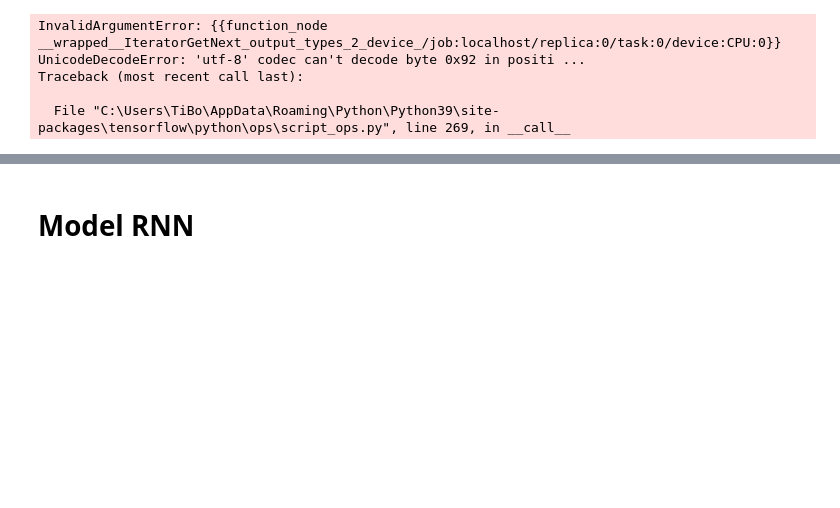
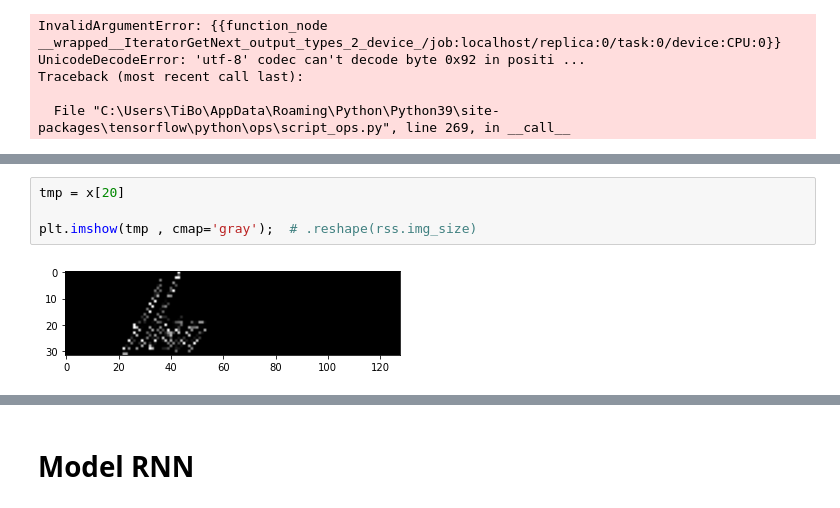
Before and after one commit to sfc-gh-zblackwood/OCRPyMan, a Jupyter notebook: notebooks/dev_TJ_letters_detection_batch_Tensorflowy.ipynb, the cells around one changed output, grey strips where cells are left out. Cells and saved outputs as stored; diff of their text form; blank space fills up the shorter version.

```diff
--- a/notebooks/dev_TJ_letters_detection_batch_Tensorflowy.ipynb
+++ b/notebooks/dev_TJ_letters_detection_batch_Tensorflowy.ipynb
@@ -149,3 +152,9 @@ WARNING:tensorflow:6 out of the last 6 calls to <function preprocess at 0x...> t
+# %%
+tmp = x[20]
+
+plt.imshow(tmp , cmap='gray');  # .reshape(rss.img_size)
+# %% [output]
+[figure, added]
 # %%
 xx, yy = next(iter(dataset_train))
 xx[0].shape
```
Also changed, not shown: parts of 9 cells of this notebook, 4 other files.
